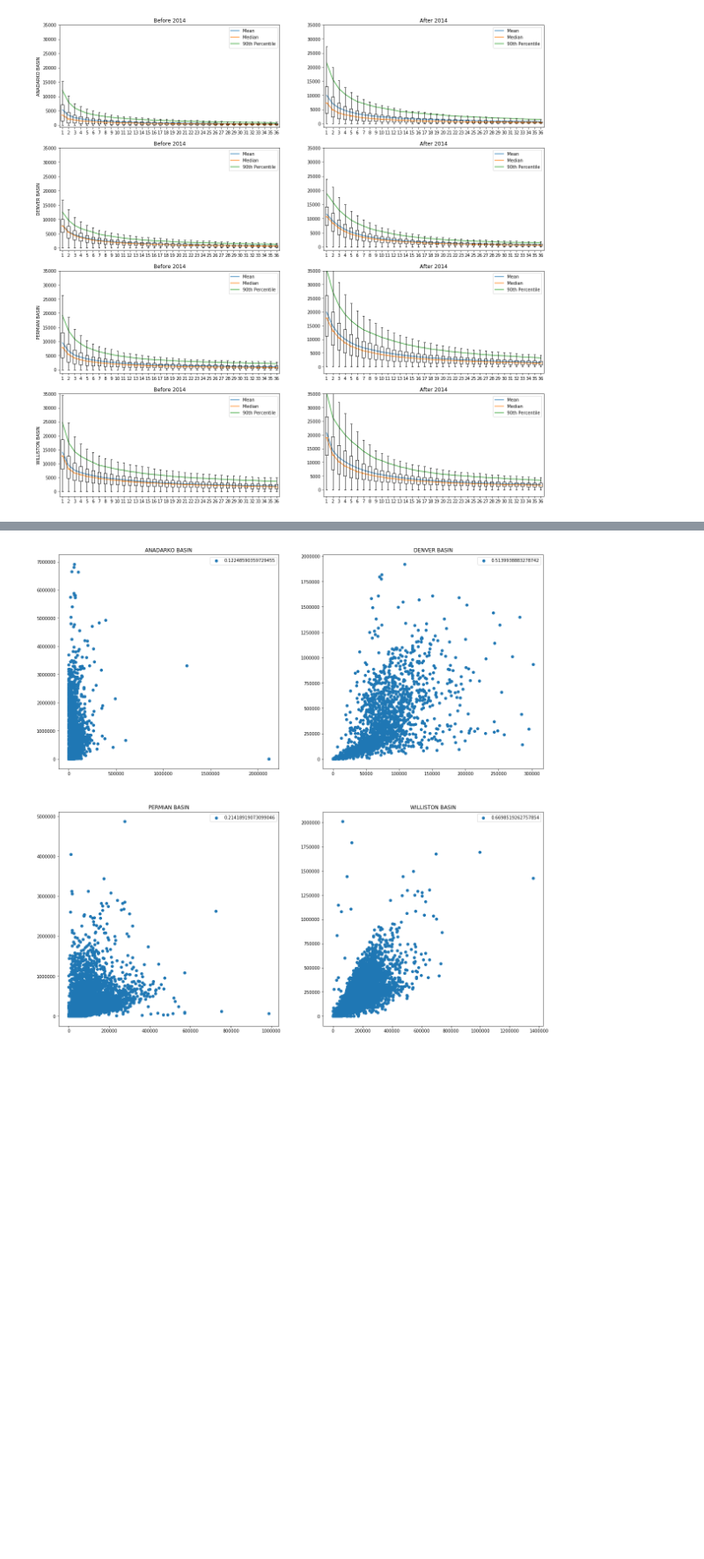
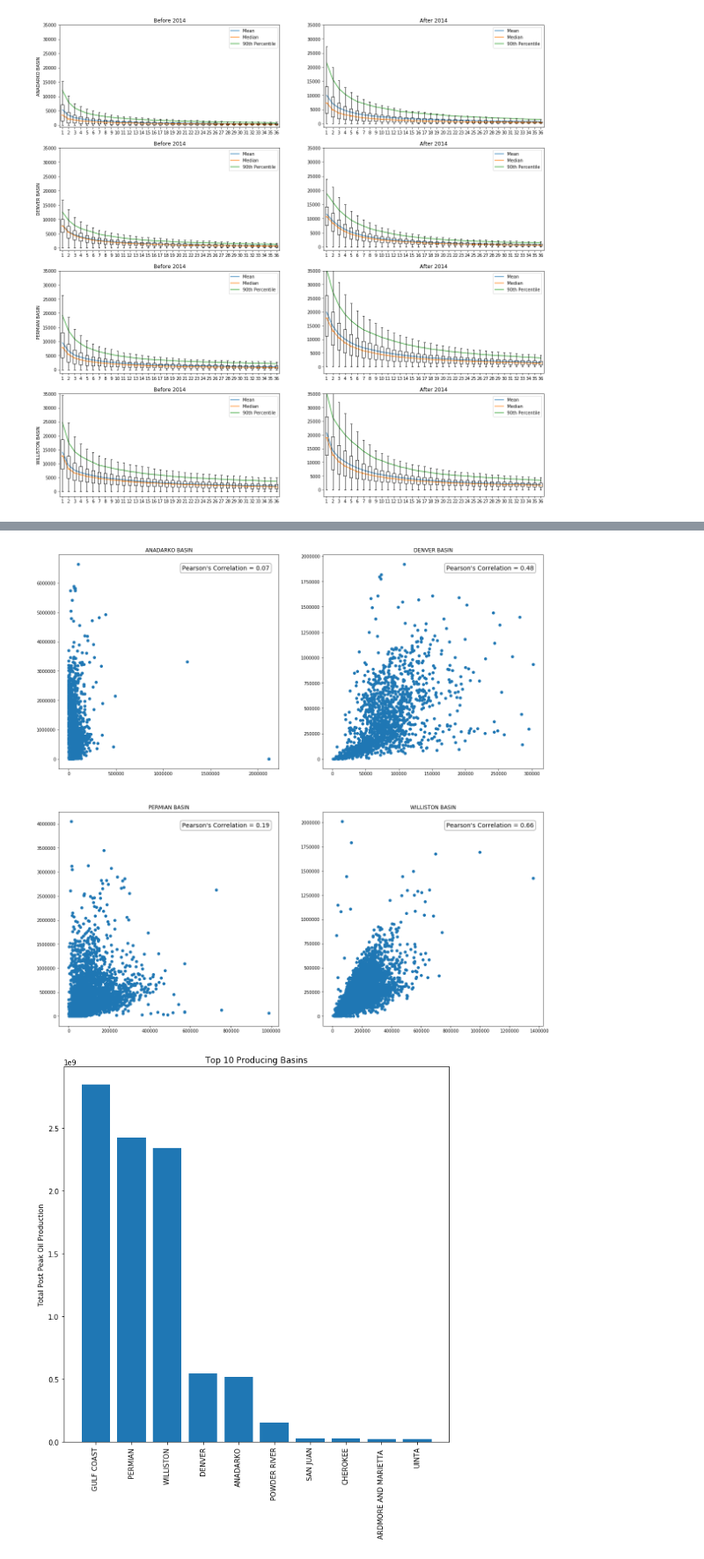
Before and after one commit to NourhanKhaled/DataScience-Project, a Jupyter notebook: Milestone1/Milestone_1.ipynb, the cells around one changed output, grey strips where cells are left out. Shown at 88% size. Cells and saved outputs as stored; diff of their text form; code cells hidden in the pictures; blank space fills up the shorter version.

```diff
--- a/Milestone1/Milestone_1.ipynb
+++ b/Milestone1/Milestone_1.ipynb
@@ -204,11 +226,39 @@ plt.savefig('Plot3.png')
 # %%
 for i in range(len(basins)):
     ax1 = plt.subplot(2,2,i+1)
-    ax1.scatter(liq[i], gas[i], label=str(gas[i].corr(liq[i], method='pearson')))
+    ax1.scatter(liq[i], gas[i])
     ax1.set_title(basins[i])
-    ax1.legend()
+    p_corr = gas[i].corr(liq[i], method='pearson')
+    textstr = 'Pearson\'s Correlation = '+ str('%.2f'% p_corr)
+    props = dict(boxstyle='round',facecolor='white', alpha=0.5)
+    ax1.text(0.56, 0.95, textstr, transform=ax1.transAxes, fontsize=14, verticalalignment='top', bbox=props)
 
 
 plt.savefig('Plot4.png')
 # %% [output]
-[figure, old version]
+[figure, new version]
+# %%
+wells_all_basins = wells_data.merge(indexed_prod_data, on='API')
+sum_all_basins = wells_all_basins
+# %%
+sum_all_basins['TotalLiquid'] = wells_all_basins.groupby(['BasinName'])['Liquid'].transform('sum')
+# %%
+sum_all_basins = sum_all_basins.drop_duplicates(subset=['BasinName'], keep='last', inplace=False)
+list_indices = ['BasinName', 'TotalLiquid']
+sum_all_basins = sum_all_basins[list_indices]
+sum_all_basins = sum_all_basins.sort_values(by='TotalLiquid', ascending=False)
+sum_all_basins = sum_all_basins.nlargest(10, columns='TotalLiquid')
+
+objects = [name[:-6] for name in sum_all_basins['BasinName']]
+y_pos = np.arange(len(objects))
+performance = sum_all_basins['TotalLiquid']
+
+plt.rcParams["figure.figsize"]=10, 10
+plt.bar(y_pos, performance, align='center')
+plt.xticks(y_pos, objects, rotation='vertical')
+plt.ylabel('Total Post Peak Oil Production')
+plt.title('Top 10 Producing Basins')
+
+plt.show()
+# %% [output]
+[figure, added]
```
Also changed, not shown: parts of 4 cells of this notebook, 2 other files.
